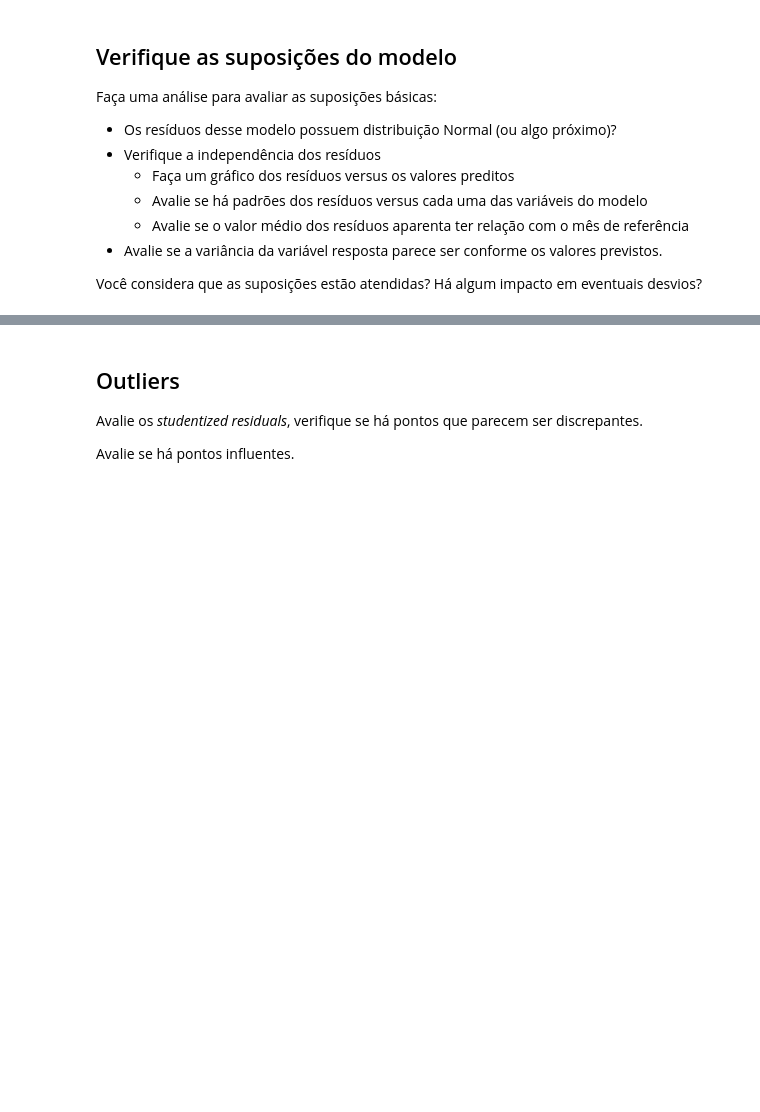
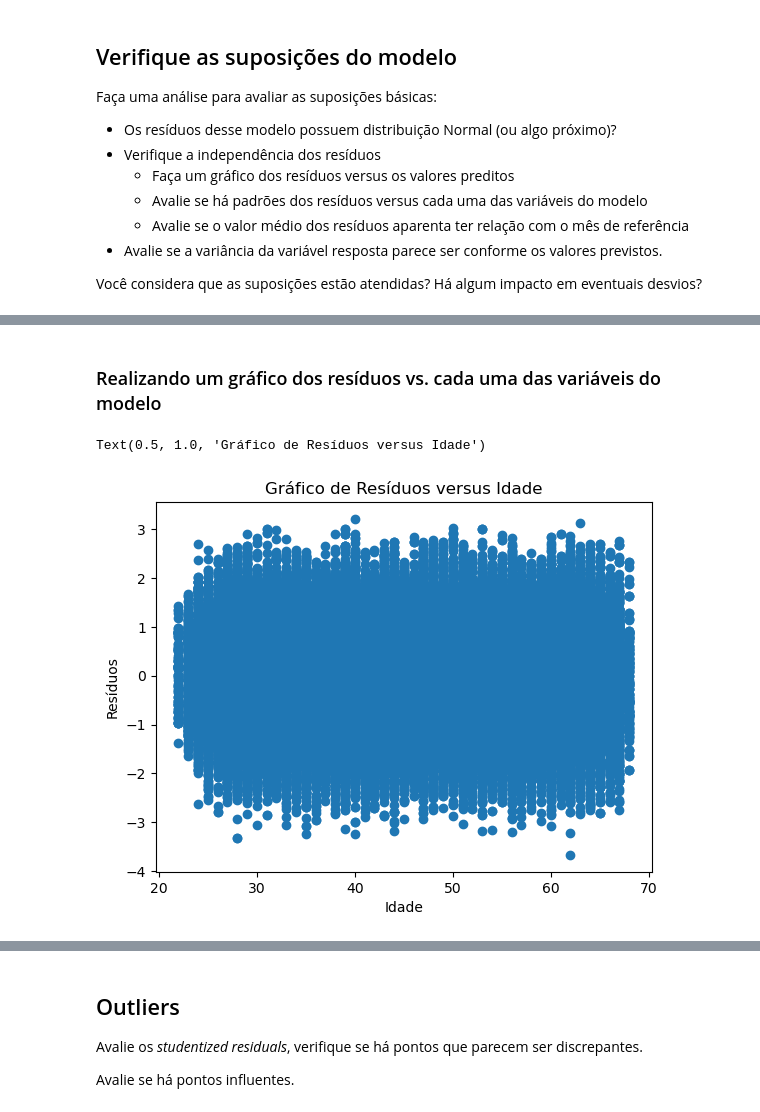
Before and after one commit to jeffersonsilva11/Cientista-de-Dados, a Jupyter notebook: modulo-35/m35-regressao-iv-tarefa-1.ipynb, the cells around one changed output, grey strips where cells are left out. Saved outputs shown, nothing was run; the diff lists cells and outputs as text; code cells hidden in the pictures; blank space fills up the shorter version.

```diff
--- a/modulo-35/m35-regressao-iv-tarefa-1.ipynb
+++ b/modulo-35/m35-regressao-iv-tarefa-1.ipynb
@@ -177,0 +206,11 @@ Você considera que as suposições estão atendidas? Há algum impacto em event
+# %% [markdown]
+### Realizando um gráfico dos resíduos vs. cada uma das variáveis do modelo
+# %%
+# Gerando gráfico de dispersão dos resíduos em relação à variável 'idade'
+plt.scatter(X_test['idade'], residuos_rf)
+plt.xlabel("Idade")
+plt.ylabel("Resíduos")
+plt.title("Gráfico de Resíduos versus Idade")
+# %% [output]
+Text(0.5, 1.0, 'Gráfico de Resíduos versus Idade')
+[figure, added]
```
Also changed, not shown: parts of 48 cells of this notebook.
